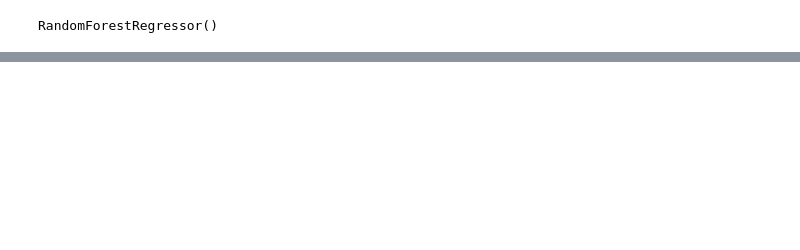
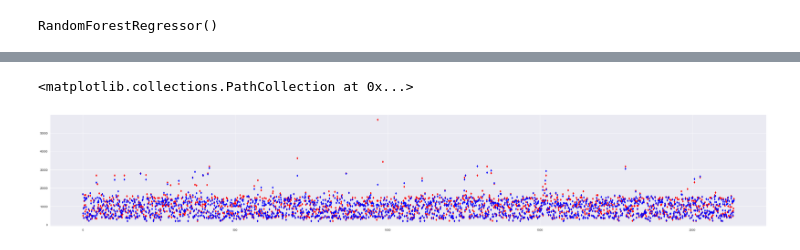
Before and after one commit to sandhyaammasi/flight-fare-prediction, a Jupyter notebook: script.ipynb, the cells around one changed output, grey strips where cells are left out. Saved outputs shown, nothing was run; the diff lists cells and outputs as text; code cells hidden in the pictures; blank space fills up the shorter version.

```diff
--- a/script.ipynb
+++ b/script.ipynb
@@ -646,0 +647,3 @@ y_pred = RandomForestRegressModel.predict(X_test)
+# %%
+test = y_test.reset_index(drop=True)
+test
@@ -646,0 +664,5 @@ y_pred = RandomForestRegressModel.predict(X_test)
+# %%
+compare= pd.DataFrame()
+compare["predicted"] = pd.Series(y_pred)
+compare["actual"] = test
+compare
@@ -646,0 +690,7 @@ y_pred = RandomForestRegressModel.predict(X_test)
+# %%
+plt.figure(figsize=(50,8))
+plt.scatter(range(len(y_test)), y_test, marker='d', c='red')
+plt.scatter(range(len(compare["predicted"])), compare["predicted"], marker='d', c='blue')
+# %% [output]
+<matplotlib.collections.PathCollection at 0x...>
+[figure, added]
```
Also changed, not shown: parts of 32 cells of this notebook.
